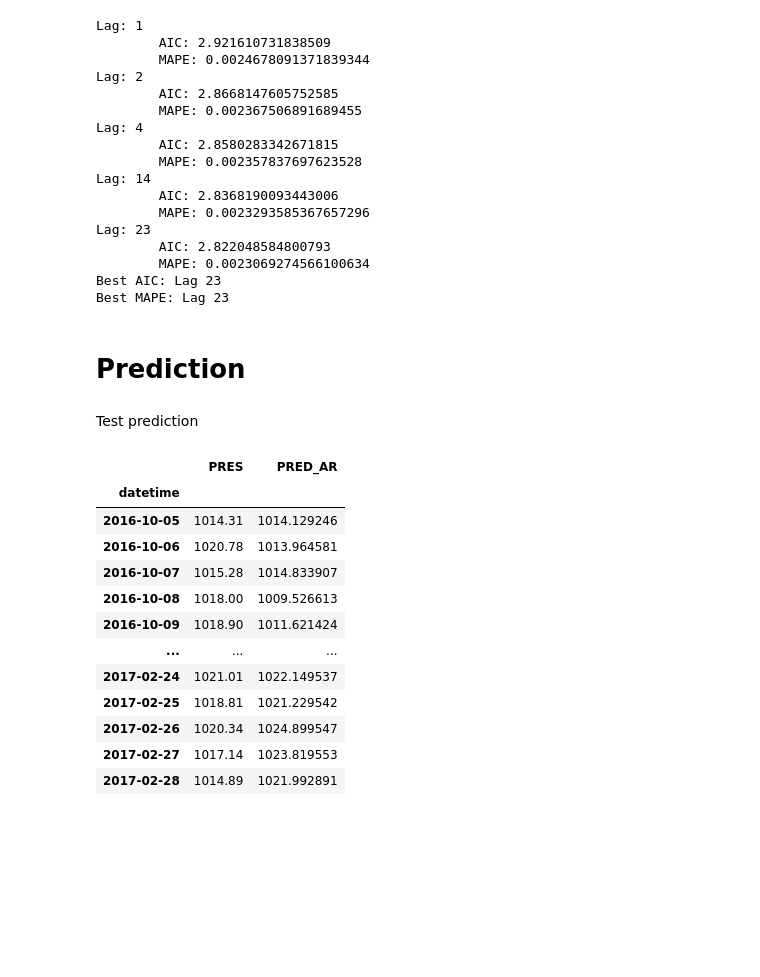
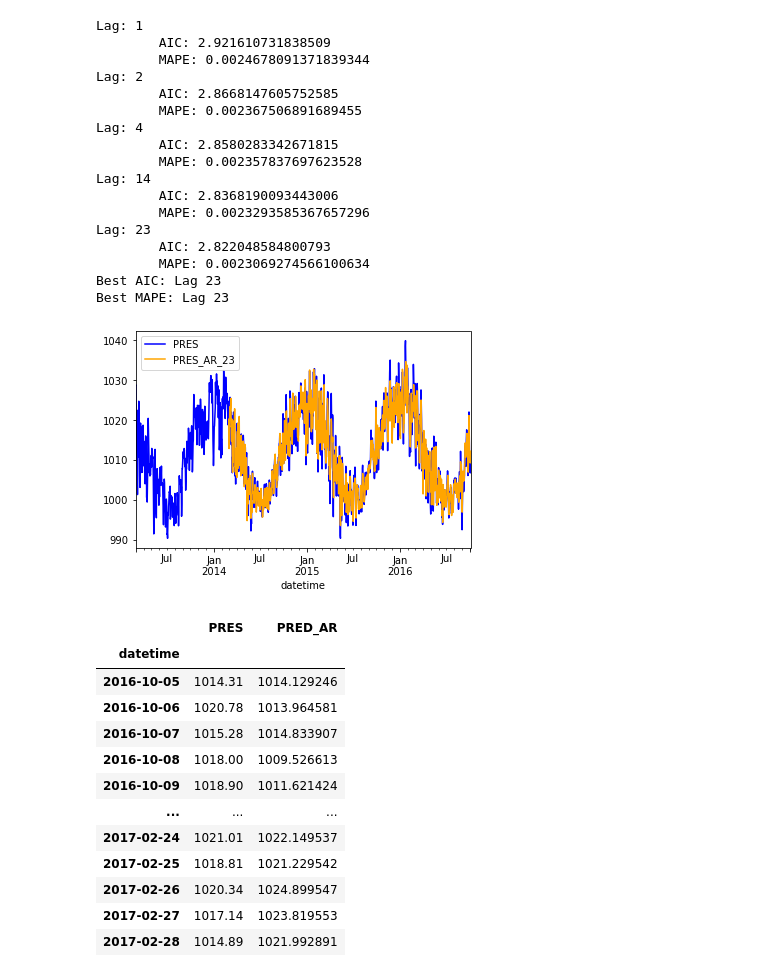
Before and after one commit to tontan2545/Big-Data-and-Artificial-Intelligence, a Jupyter notebook: W5_Time_Series/HW5_PRSA_Data_Tiantan.ipynb, the cells around one changed output. Saved outputs shown, nothing was run; the diff lists cells and outputs as text; code cells hidden in the pictures; blank space fills up the shorter version.

```diff
--- a/W5_Time_Series/HW5_PRSA_Data_Tiantan.ipynb
+++ b/W5_Time_Series/HW5_PRSA_Data_Tiantan.ipynb
@@ -299,10 +285,13 @@ Lag: 23
         MAPE: 0.0023069274566100634
 Best AIC: Lag 23
 Best MAPE: Lag 23
-# %% [markdown]
-# Prediction
-# %% [markdown]
-Test prediction
+# %%
+df_train['PRES'].plot(color='blue')
+df_train['PRES_AR_23'].plot(color='orange')
+plt.legend()
+plt.show()
+# %% [output]
+[figure, added]
 # %%
 pred=result.predict(start=df_test.index[0],end=df_test.index[-1])
 df_test['PRED_AR']=pred
```
Also changed, not shown: parts of 14 cells of this notebook.
